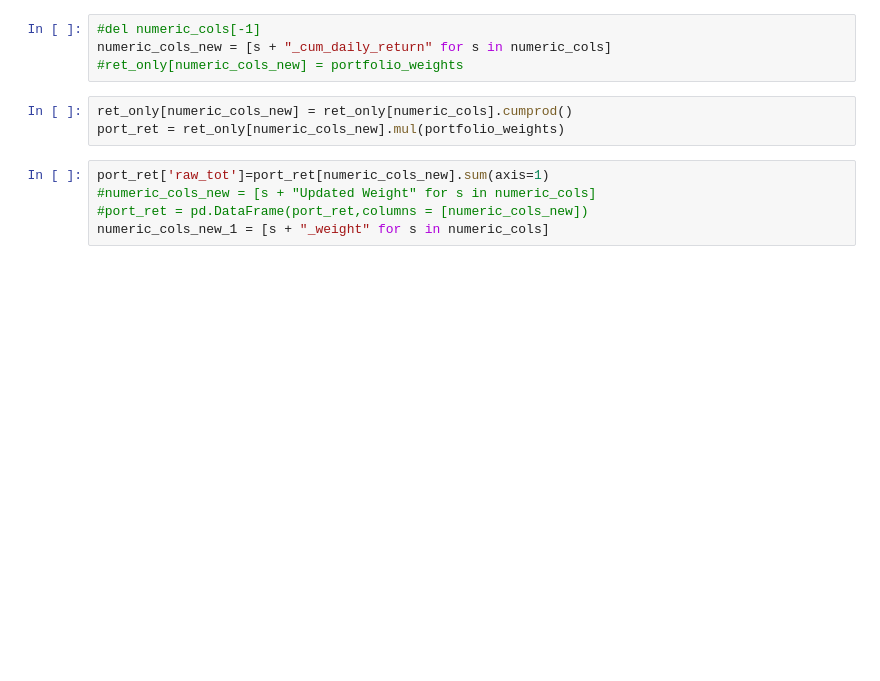
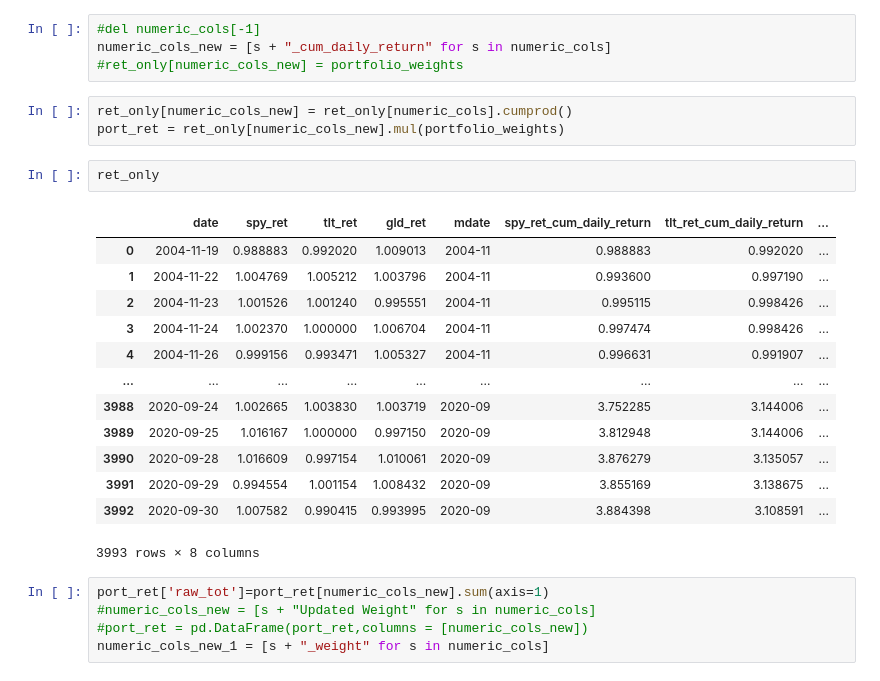
Before and after one commit to ningtong88/Capstone_TDAmeritrade, a Jupyter notebook: TDAmeritrade Portfolio Rebalancing.ipynb, the cells around one changed output. Cells and saved outputs as stored; diff of their text form; blank space fills up the shorter version.

```diff
--- a/TDAmeritrade Portfolio Rebalancing.ipynb
+++ b/TDAmeritrade Portfolio Rebalancing.ipynb
@@ -133,6 +134,22 @@ numeric_cols_new = [s + "_cum_daily_return" for s in numeric_cols]
 # %%
 ret_only[numeric_cols_new] = ret_only[numeric_cols].cumprod()
 port_ret = ret_only[numeric_cols_new].mul(portfolio_weights)
+# %%
+ret_only
+# %% [output]
+|  | date | spy_ret | tlt_ret | gld_ret | mdate | spy_ret_cum_daily_return | tlt_ret_cum_daily_return | ... |
+| 0 | 2004-11-19 | 0.988883 | 0.992020 | 1.009013 | 2004-11 | 0.988883 | 0.992020 | ... |
+| 1 | 2004-11-22 | 1.004769 | 1.005212 | 1.003796 | 2004-11 | 0.993600 | 0.997190 | ... |
+| 2 | 2004-11-23 | 1.001526 | 1.001240 | 0.995551 | 2004-11 | 0.995115 | 0.998426 | ... |
+| 3 | 2004-11-24 | 1.002370 | 1.000000 | 1.006704 | 2004-11 | 0.997474 | 0.998426 | ... |
+| 4 | 2004-11-26 | 0.999156 | 0.993471 | 1.005327 | 2004-11 | 0.996631 | 0.991907 | ... |
+| ... | ... | ... | ... | ... | ... | ... | ... | ... |
+| 3988 | 2020-09-24 | 1.002665 | 1.003830 | 1.003719 | 2020-09 | 3.752285 | 3.144006 | ... |
+| 3989 | 2020-09-25 | 1.016167 | 1.000000 | 0.997150 | 2020-09 | 3.812948 | 3.144006 | ... |
+| 3990 | 2020-09-28 | 1.016609 | 0.997154 | 1.010061 | 2020-09 | 3.876279 | 3.135057 | ... |
+| 3991 | 2020-09-29 | 0.994554 | 1.001154 | 1.008432 | 2020-09 | 3.855169 | 3.138675 | ... |
+| 3992 | 2020-09-30 | 1.007582 | 0.990415 | 0.993995 | 2020-09 | 3.884398 | 3.108591 | ... |
+3993 rows × 8 columns
 # %%
 port_ret['raw_tot']=port_ret[numeric_cols_new].sum(axis=1)
 #numeric_cols_new = [s + "Updated Weight" for s in numeric_cols]
```
Also changed, not shown: parts of 6 cells of this notebook.
